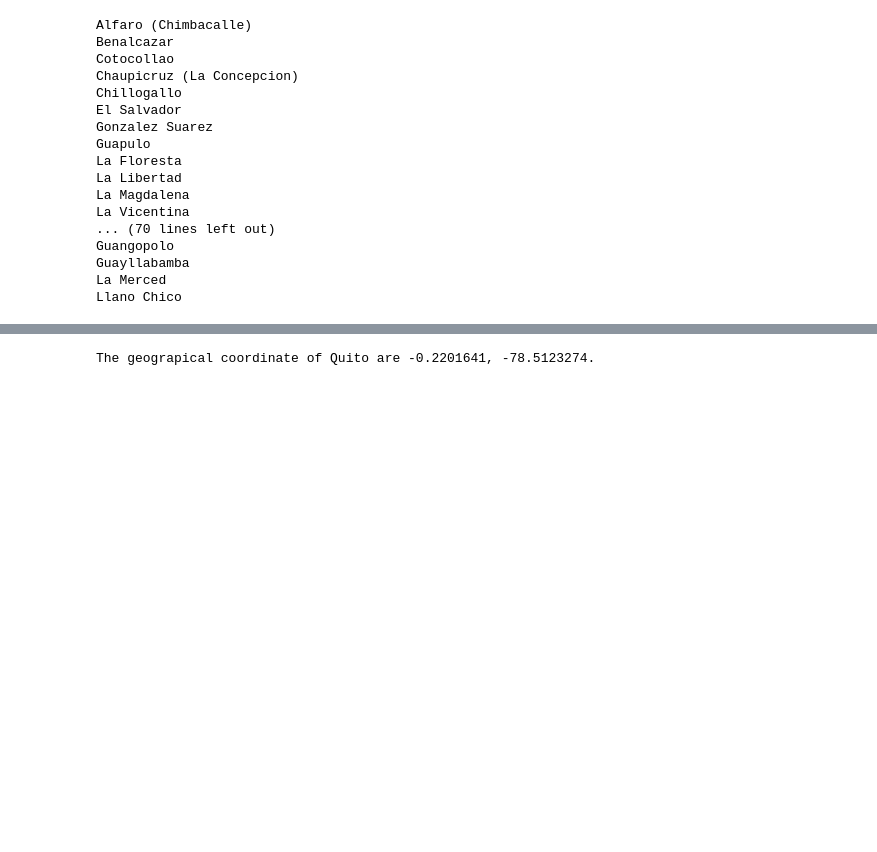
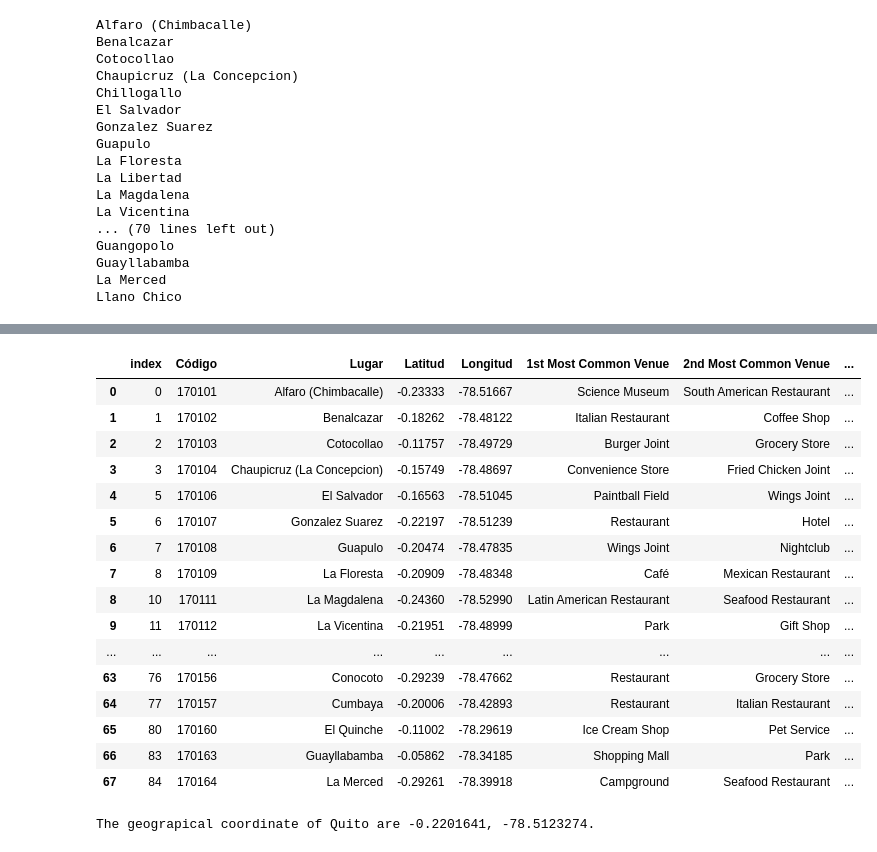
Before and after one commit to francisco-borja/Coursera_Capstone, a Jupyter notebook: ClustersQuitoHoodsMap.ipynb, the cells around one changed output, grey strips where cells are left out. Saved outputs shown, nothing was run; the diff lists cells and outputs as text; code cells hidden in the pictures; blank space fills up the shorter version.

```diff
--- a/ClustersQuitoHoodsMap.ipynb
+++ b/ClustersQuitoHoodsMap.ipynb
@@ -290,6 +334,26 @@ quito_merged.head() # check the last columns!
 quito_merged=quito_merged.dropna().reset_index()
 
 quito_merged['Cluster Labels']=kmeans.labels_
+# %%
+quito_merged
+# %% [output]
+|  | index | Código | Lugar | Latitud | Longitud | 1st Most Common Venue | 2nd Most Common Venue | ... |
+| 0 | 0 | 170101 | Alfaro (Chimbacalle) | -0.23333 | -78.51667 | Science Museum | South American Restaurant | ... |
+| 1 | 1 | 170102 | Benalcazar | -0.18262 | -78.48122 | Italian Restaurant | Coffee Shop | ... |
+| 2 | 2 | 170103 | Cotocollao | -0.11757 | -78.49729 | Burger Joint | Grocery Store | ... |
+| 3 | 3 | 170104 | Chaupicruz (La Concepcion) | -0.15749 | -78.48697 | Convenience Store | Fried Chicken Joint | ... |
+| 4 | 5 | 170106 | El Salvador | -0.16563 | -78.51045 | Paintball Field | Wings Joint | ... |
+| 5 | 6 | 170107 | Gonzalez Suarez | -0.22197 | -78.51239 | Restaurant | Hotel | ... |
+| 6 | 7 | 170108 | Guapulo | -0.20474 | -78.47835 | Wings Joint | Nightclub | ... |
+| 7 | 8 | 170109 | La Floresta | -0.20909 | -78.48348 | Café | Mexican Restaurant | ... |
+| 8 | 10 | 170111 | La Magdalena | -0.24360 | -78.52990 | Latin American Restaurant | Seafood Restaurant | ... |
+| 9 | 11 | 170112 | La Vicentina | -0.21951 | -78.48999 | Park | Gift Shop | ... |
+| ... | ... | ... | ... | ... | ... | ... | ... | ... |
+| 63 | 76 | 170156 | Conocoto | -0.29239 | -78.47662 | Restaurant | Grocery Store | ... |
+| 64 | 77 | 170157 | Cumbaya | -0.20006 | -78.42893 | Restaurant | Italian Restaurant | ... |
+| 65 | 80 | 170160 | El Quinche | -0.11002 | -78.29619 | Ice Cream Shop | Pet Service | ... |
+| 66 | 83 | 170163 | Guayllabamba | -0.05862 | -78.34185 | Shopping Mall | Park | ... |
+| 67 | 84 | 170164 | La Merced | -0.29261 | -78.39918 | Campground | Seafood Restaurant | ... |
 # %%
 
 address = 'Quito, Ecuador'
```
Also changed, not shown: parts of 13 cells of this notebook.
